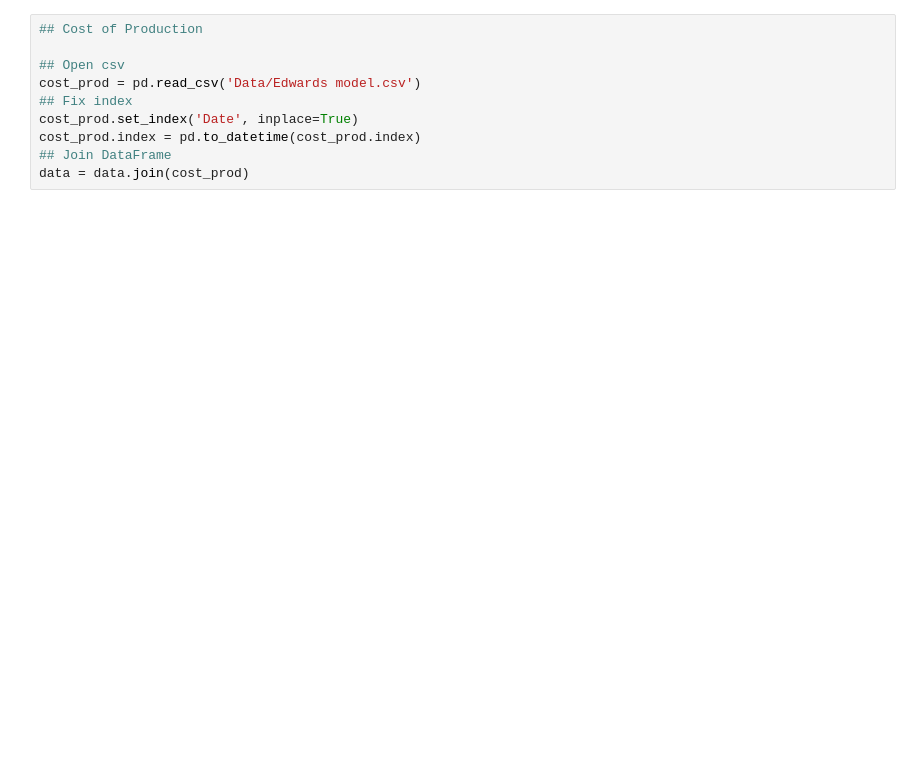
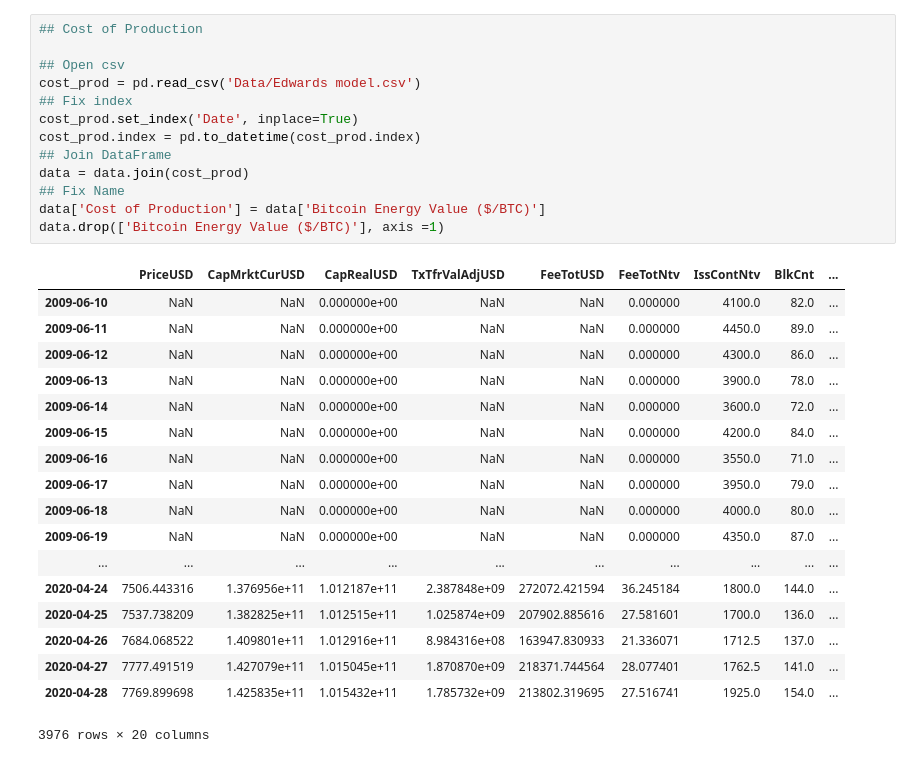
Before and after one commit to cryptogazzetta/Valuation-metrics, a Jupyter notebook: Implementing Metrics.ipynb, the cells around one changed output. Saved outputs shown, nothing was run; the diff lists cells and outputs as text; blank space fills up the shorter version.

```diff
--- a/Implementing Metrics.ipynb
+++ b/Implementing Metrics.ipynb
@@ -61,10 +72,32 @@ data = data.join(avdd_cost)
 # %%
 ## Cost of Production
 
 ## Open csv
 cost_prod = pd.read_csv('Data/Edwards model.csv')
 ## Fix index
 cost_prod.set_index('Date', inplace=True)
 cost_prod.index = pd.to_datetime(cost_prod.index)
 ## Join DataFrame
 data = data.join(cost_prod)
+## Fix Name
+data['Cost of Production'] = data['Bitcoin Energy Value ($/BTC)']
+data.drop(['Bitcoin Energy Value ($/BTC)'], axis =1)
+# %% [output]
+|  | PriceUSD | CapMrktCurUSD | CapRealUSD | TxTfrValAdjUSD | FeeTotUSD | FeeTotNtv | IssContNtv | BlkCnt | ... |
+| 2009-06-10 | NaN | NaN | 0.000000e+00 | NaN | NaN | 0.000000 | 4100.0 | 82.0 | ... |
+| 2009-06-11 | NaN | NaN | 0.000000e+00 | NaN | NaN | 0.000000 | 4450.0 | 89.0 | ... |
+| 2009-06-12 | NaN | NaN | 0.000000e+00 | NaN | NaN | 0.000000 | 4300.0 | 86.0 | ... |
+| 2009-06-13 | NaN | NaN | 0.000000e+00 | NaN | NaN | 0.000000 | 3900.0 | 78.0 | ... |
+| 2009-06-14 | NaN | NaN | 0.000000e+00 | NaN | NaN | 0.000000 | 3600.0 | 72.0 | ... |
+| 2009-06-15 | NaN | NaN | 0.000000e+00 | NaN | NaN | 0.000000 | 4200.0 | 84.0 | ... |
+| 2009-06-16 | NaN | NaN | 0.000000e+00 | NaN | NaN | 0.000000 | 3550.0 | 71.0 | ... |
+| 2009-06-17 | NaN | NaN | 0.000000e+00 | NaN | NaN | 0.000000 | 3950.0 | 79.0 | ... |
+| 2009-06-18 | NaN | NaN | 0.000000e+00 | NaN | NaN | 0.000000 | 4000.0 | 80.0 | ... |
+| 2009-06-19 | NaN | NaN | 0.000000e+00 | NaN | NaN | 0.000000 | 4350.0 | 87.0 | ... |
+| ... | ... | ... | ... | ... | ... | ... | ... | ... | ... |
+| 2020-04-24 | 7506.443316 | 1.376956e+11 | 1.012187e+11 | 2.387848e+09 | 272072.421594 | 36.245184 | 1800.0 | 144.0 | ... |
+| 2020-04-25 | 7537.738209 | 1.382825e+11 | 1.012515e+11 | 1.025874e+09 | 207902.885616 | 27.581601 | 1700.0 | 136.0 | ... |
+| 2020-04-26 | 7684.068522 | 1.409801e+11 | 1.012916e+11 | 8.984316e+08 | 163947.830933 | 21.336071 | 1712.5 | 137.0 | ... |
+| 2020-04-27 | 7777.491519 | 1.427079e+11 | 1.015045e+11 | 1.870870e+09 | 218371.744564 | 28.077401 | 1762.5 | 141.0 | ... |
+| 2020-04-28 | 7769.899698 | 1.425835e+11 | 1.015432e+11 | 1.785732e+09 | 213802.319695 | 27.516741 | 1925.0 | 154.0 | ... |
+3976 rows × 20 columns
```
Also changed, not shown: parts of 11 cells of this notebook, 3 other files.
